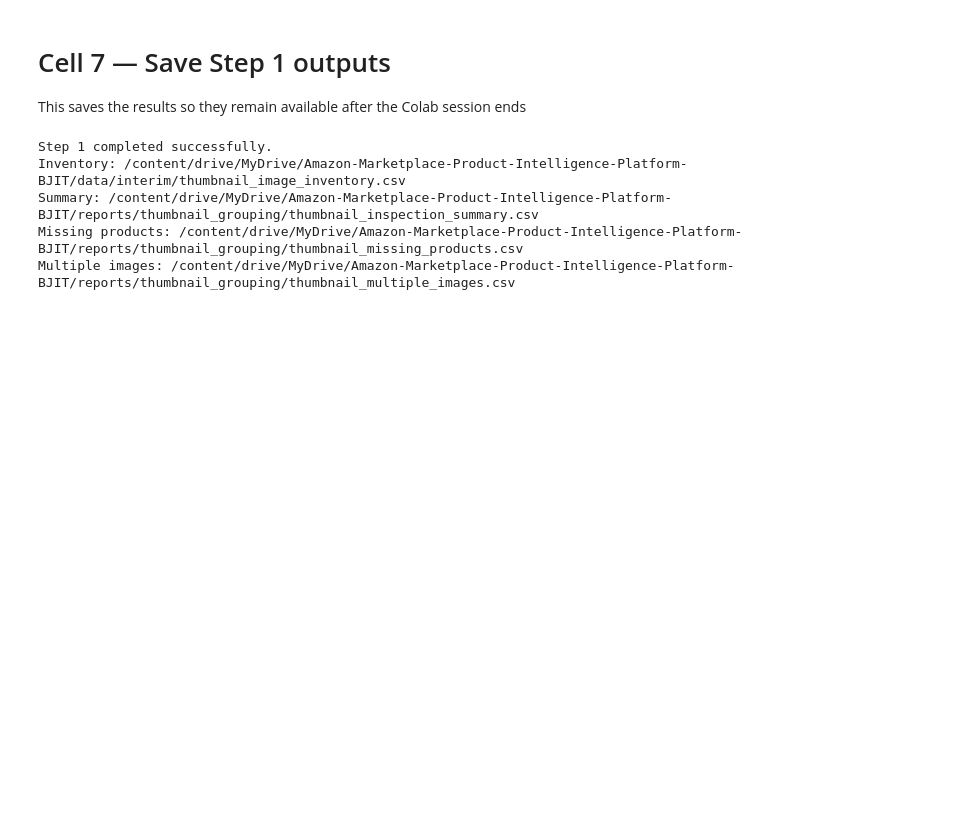
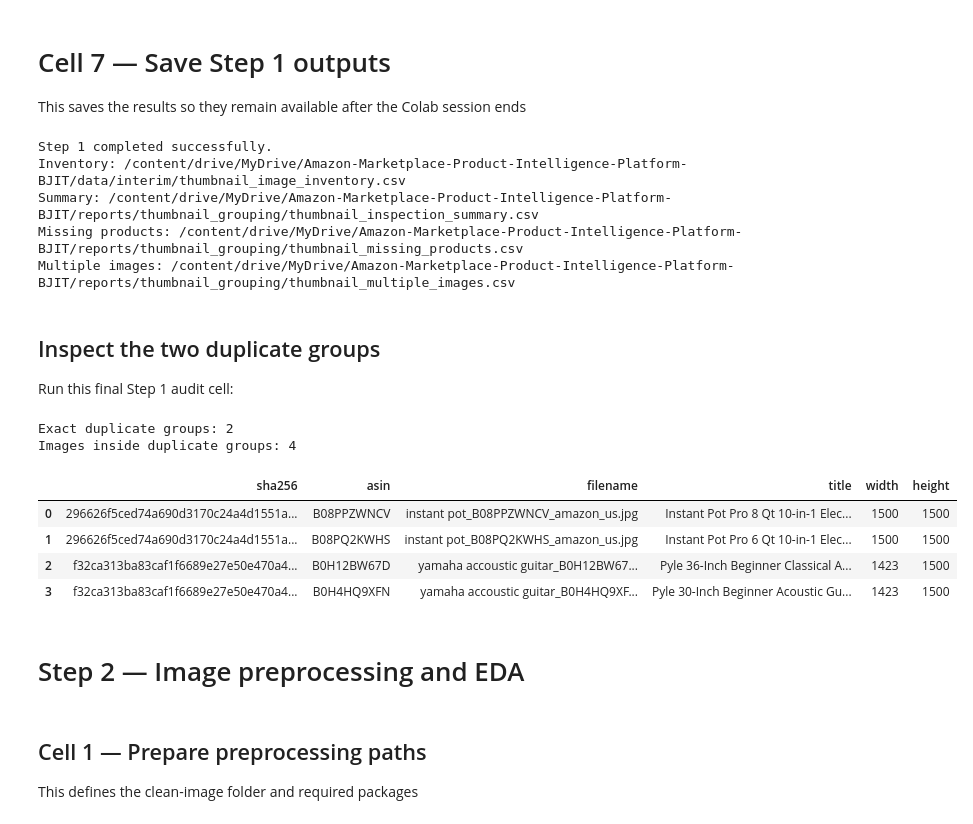
Before and after one commit to farhan065/Amazon-Marketplace-Product-Intelligence-Platform, a Jupyter notebook: notebooks/thumbnail_grouping/01_thumbnail_preprocessing_eda_ipynb.ipynb, the cells around one changed output. Drawn from its saved outputs; the diff is of its cells as text; code cells hidden in the pictures; blank space fills up the shorter version.

```diff
--- a/notebooks/thumbnail_grouping/01_thumbnail_preprocessing_eda_ipynb.ipynb
+++ b/notebooks/thumbnail_grouping/01_thumbnail_preprocessing_eda_ipynb.ipynb
@@ -730,3 +730,78 @@ Inventory: /content/drive/MyDrive/Amazon-Marketplace-Product-Intelligence-Platfo
 Summary: /content/drive/MyDrive/Amazon-Marketplace-Product-Intelligence-Platform-BJIT/reports/thumbnail_grouping/thumbnail_inspection_summary.csv
 Missing products: /content/drive/MyDrive/Amazon-Marketplace-Product-Intelligence-Platform-BJIT/reports/thumbnail_grouping/thumbnail_missing_products.csv
 Multiple images: /content/drive/MyDrive/Amazon-Marketplace-Product-Intelligence-Platform-BJIT/reports/thumbnail_grouping/thumbnail_multiple_images.csv
+# %% [markdown]
+## Inspect the two duplicate groups
+
+Run this final Step 1 audit cell:
+# %%
+# ============================================================
+# Step 1.8: Inspect exact duplicate image groups
+# ============================================================
+
+duplicate_hashes = (
+    thumbnail_inventory[
+        thumbnail_inventory[
+            "image_status"
+        ].eq("valid")
+        & thumbnail_inventory[
+            "sha256"
+        ].ne("")
+    ]
+    .groupby("sha256")
+    .size()
+)
+
+duplicate_hashes = duplicate_hashes[
+    duplicate_hashes > 1
+].index
+
+exact_duplicate_images = (
+    thumbnail_inventory[
+        thumbnail_inventory[
+            "sha256"
+        ].isin(duplicate_hashes)
+    ][
+        [
+            "sha256",
+            "asin",
+            "filename",
+            "title",
+            "width",
+            "height",
+        ]
+    ]
+    .sort_values(
+        [
+            "sha256",
+            "asin",
+        ]
+    )
+    .reset_index(drop=True)
+)
+
+print(
+    "Exact duplicate groups:",
+    len(duplicate_hashes),
+)
+
+print(
+    "Images inside duplicate groups:",
+    len(exact_duplicate_images),
+)
+
+display(exact_duplicate_images)
+# %% [output]
+Exact duplicate groups: 2
+Images inside duplicate groups: 4
+|  | sha256 | asin | filename | title | width | height |
+| 0 | 296626f5ced74a690d3170c24a4d1551a... | B08PPZWNCV | instant pot_B08PPZWNCV_amazon_us.jpg | Instant Pot Pro 8 Qt 10-in-1 Elec... | 1500 | 1500 |
+| 1 | 296626f5ced74a690d3170c24a4d1551a... | B08PQ2KWHS | instant pot_B08PQ2KWHS_amazon_us.jpg | Instant Pot Pro 6 Qt 10-in-1 Elec... | 1500 | 1500 |
+| 2 | f32ca313ba83caf1f6689e27e50e470a4... | B0H12BW67D | yamaha accoustic guitar_B0H12BW67... | Pyle 36-Inch Beginner Classical A... | 1423 | 1500 |
+| 3 | f32ca313ba83caf1f6689e27e50e470a4... | B0H4HQ9XFN | yamaha accoustic guitar_B0H4HQ9XF... | Pyle 30-Inch Beginner Acoustic Gu... | 1423 | 1500 |
+# %% [markdown]
+# Step 2 — Image preprocessing and EDA
+# %% [markdown]
+## Cell 1 — Prepare preprocessing paths
+
+This defines the clean-image folder and required packages
```
Also changed, not shown: parts of 72 cells of this notebook, 1 other file.
